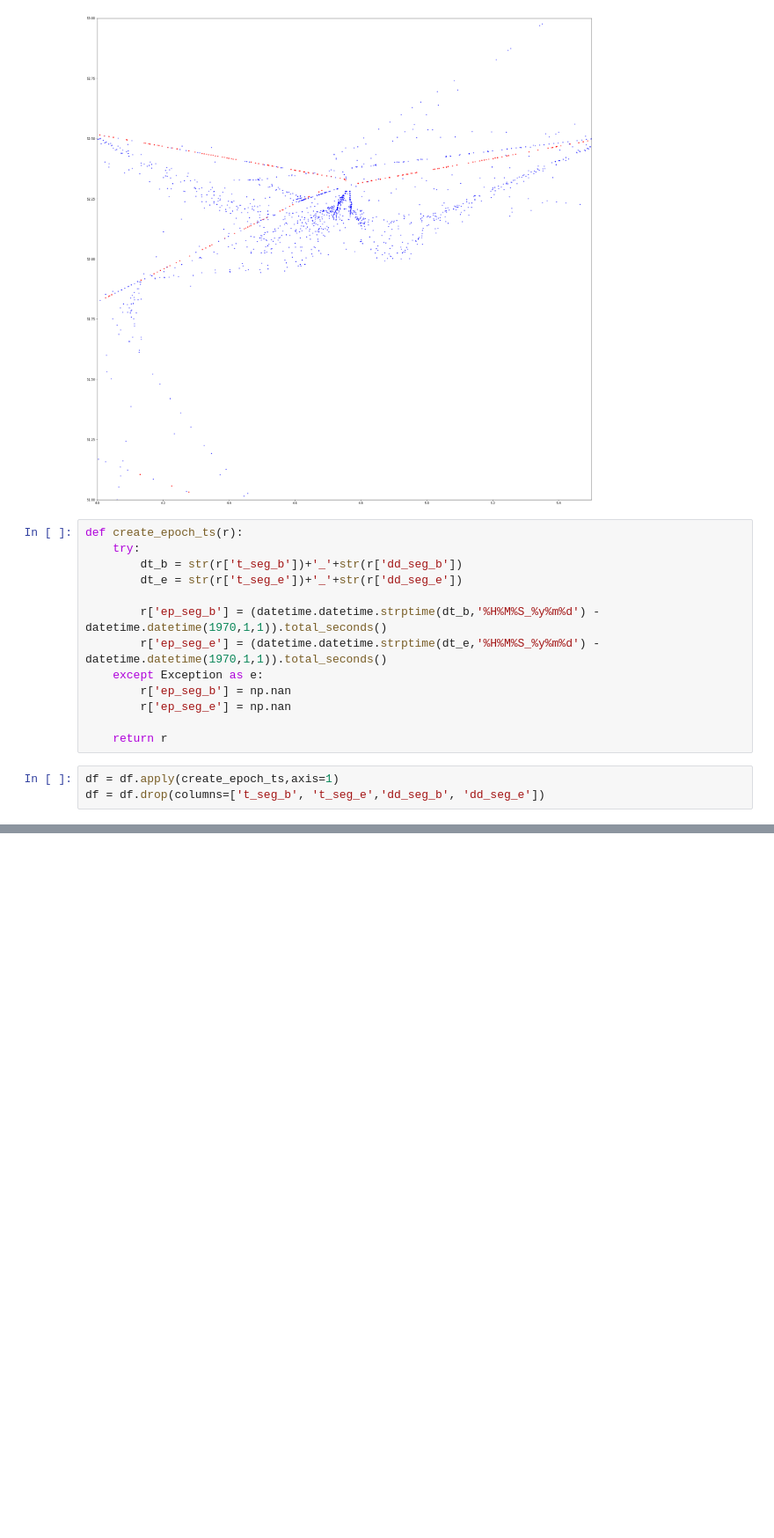
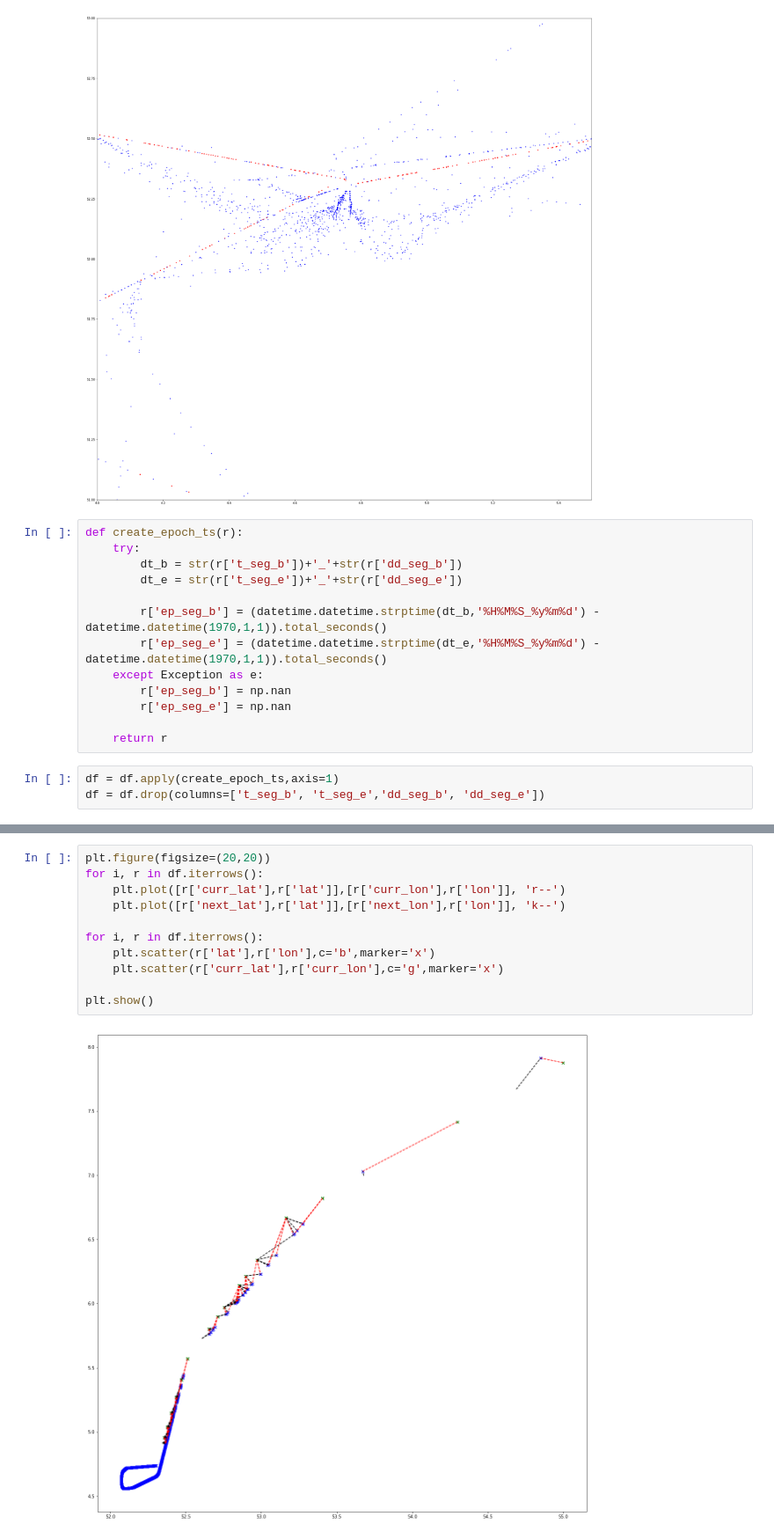
Before and after one commit to vpereboom/trajectory-prediction-toolbox, a Jupyter notebook: notebooks/DDR2_data_parsing.ipynb, the cells around one changed output, grey strips where cells are left out. Shown: that part at 88% size. Drawn from its saved outputs; the diff is of its cells as text; blank space fills up the shorter version.

```diff
--- a/notebooks/DDR2_data_parsing.ipynb
+++ b/notebooks/DDR2_data_parsing.ipynb
@@ -272,0 +550,13 @@ df = add_waypoints(ac, dc['wps'])
+# %%
+plt.figure(figsize=(20,20))
+for i, r in df.iterrows():
+    plt.plot([r['curr_lat'],r['lat']],[r['curr_lon'],r['lon']], 'r--')
+    plt.plot([r['next_lat'],r['lat']],[r['next_lon'],r['lon']], 'k--')
+
+for i, r in df.iterrows():
+    plt.scatter(r['lat'],r['lon'],c='b',marker='x')
+    plt.scatter(r['curr_lat'],r['curr_lon'],c='g',marker='x')
+
+plt.show()
+# %% [output]
+[figure, added]
```
Also changed, not shown: parts of 24 cells of this notebook, 2 other files.
